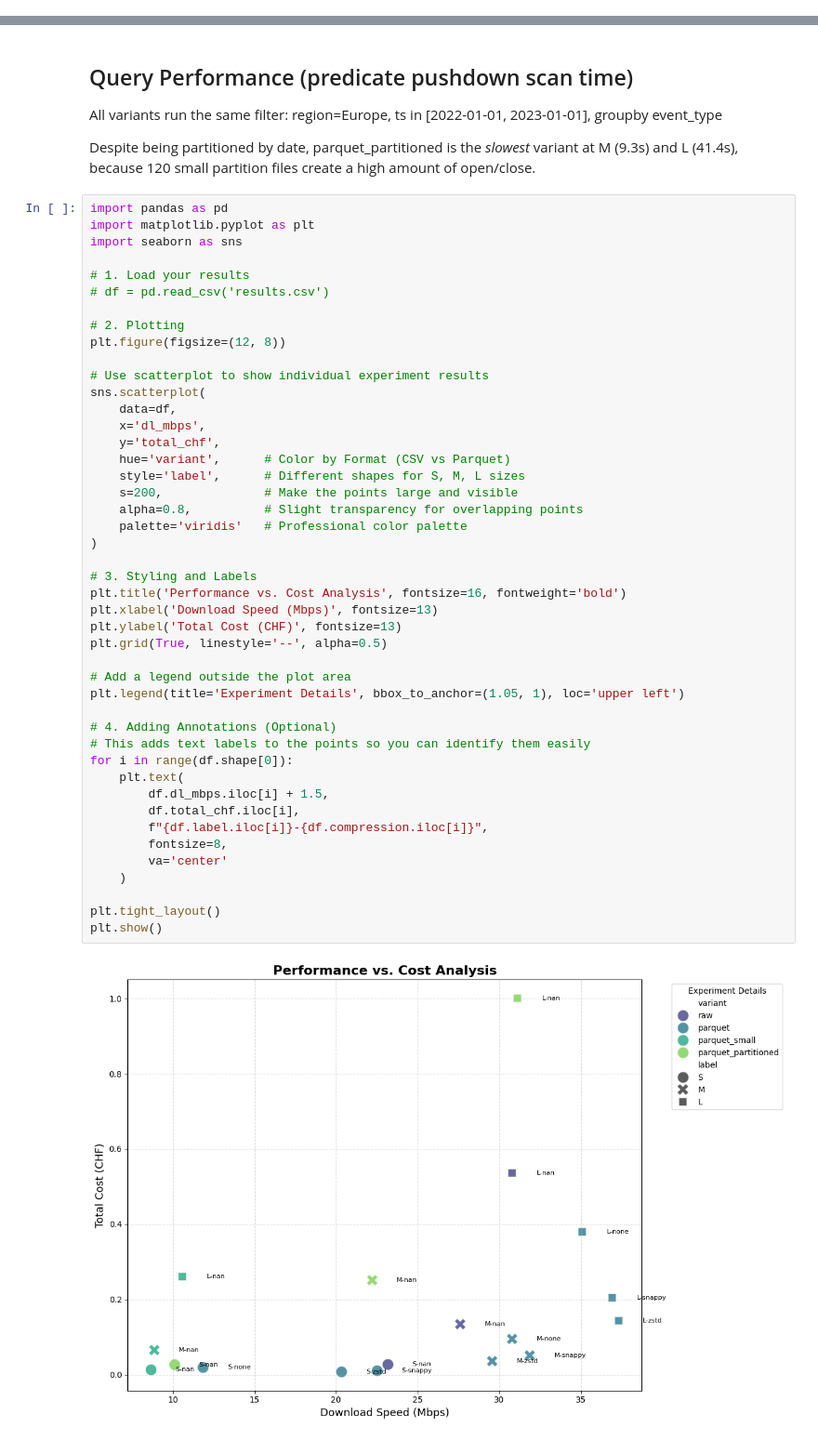
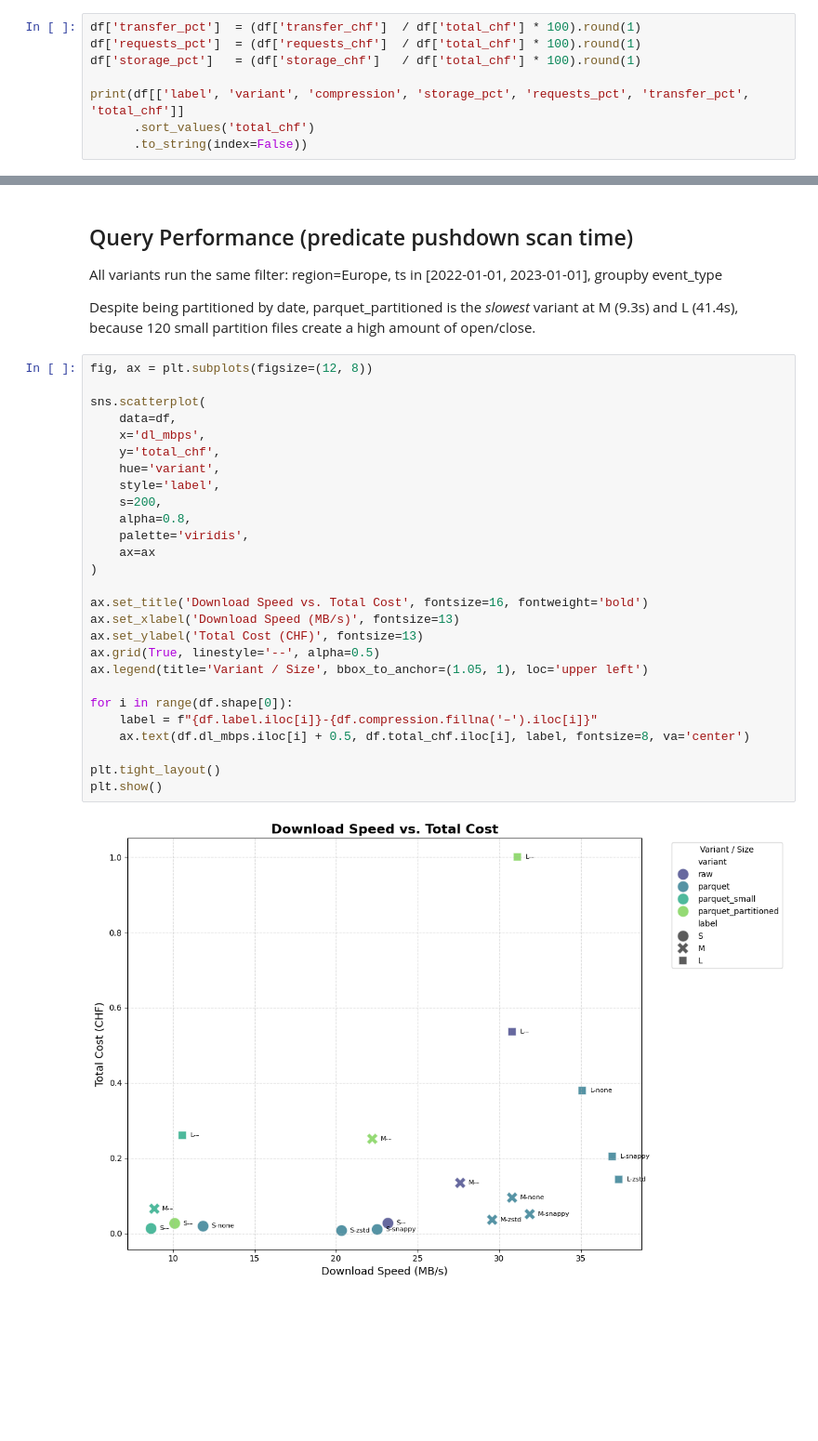
Before and after one commit to a2thesquare/CCBD_Project6, a Jupyter notebook: analysis.ipynb, the cells around one changed output, grey strips where cells are left out. Shown at 93% size. Saved outputs shown, nothing was run; the diff lists cells and outputs as text; blank space fills up the shorter version.

```diff
--- a/analysis.ipynb
+++ b/analysis.ipynb
@@ -107,0 +142,8 @@ plot_query_time(df,filter_partition,'variant','Query Time: Partitioned vs Flat',
+# %%
+df['transfer_pct']  = (df['transfer_chf']  / df['total_chf'] * 100).round(1)
+df['requests_pct']  = (df['requests_chf']  / df['total_chf'] * 100).round(1)
+df['storage_pct']   = (df['storage_chf']   / df['total_chf'] * 100).round(1)
+
+print(df[['label', 'variant', 'compression', 'storage_pct', 'requests_pct', 'transfer_pct', 'total_chf']]
+      .sort_values('total_chf')
+      .to_string(index=False))
@@ -111,49 +179,31 @@ All variants run the same filter: region=Europe, ts in [2022-01-01, 2023-01-01],
 
 Despite being partitioned by date, parquet_partitioned is the *slowest* variant at M (9.3s) and L (41.4s), because 120 small partition files create a high amount of open/close.
 # %%
-import pandas as pd
-import matplotlib.pyplot as plt
-import seaborn as sns
+fig, ax = plt.subplots(figsize=(12, 8))
 
-# 1. Load your results
-# df = pd.read_csv('results.csv')
-
-# 2. Plotting
-plt.figure(figsize=(12, 8))
-
-# Use scatterplot to show individual experiment results
 sns.scatterplot(
     data=df,
     x='dl_mbps',
     y='total_chf',
-    hue='variant',      # Color by Format (CSV vs Parquet)
-    style='label',      # Different shapes for S, M, L sizes
-    s=200,              # Make the points large and visible
-    alpha=0.8,          # Slight transparency for overlapping points
-    palette='viridis'   # Professional color palette
+    hue='variant',
+    style='label',
+    s=200,
+    alpha=0.8,
+    palette='viridis',
+    ax=ax
 )
 
-# 3. Styling and Labels
-plt.title('Performance vs. Cost Analysis', fontsize=16, fontweight='bold')
-plt.xlabel('Download Speed (Mbps)', fontsize=13)
-plt.ylabel('Total Cost (CHF)', fontsize=13)
-plt.grid(True, linestyle='--', alpha=0.5)
+ax.set_title('Download Speed vs. Total Cost', fontsize=16, fontweight='bold')
+ax.set_xlabel('Download Speed (MB/s)', fontsize=13)
+ax.set_ylabel('Total Cost (CHF)', fontsize=13)
+ax.grid(True, linestyle='--', alpha=0.5)
+ax.legend(title='Variant / Size', bbox_to_anchor=(1.05, 1), loc='upper left')
 
-# Add a legend outside the plot area
-plt.legend(title='Experiment Details', bbox_to_anchor=(1.05, 1), loc='upper left')
-
-# 4. Adding Annotations (Optional)
-# This adds text labels to the points so you can identify them easily
 for i in range(df.shape[0]):
-    plt.text(
-        df.dl_mbps.iloc[i] + 1.5,
-        df.total_chf.iloc[i],
-        f"{df.label.iloc[i]}-{df.compression.iloc[i]}",
-        fontsize=8,
-        va='center'
-    )
+    label = f"{df.label.iloc[i]}-{df.compression.fillna('–').iloc[i]}"
+    ax.text(df.dl_mbps.iloc[i] + 0.5, df.total_chf.iloc[i], label, fontsize=8, va='center')
 
 plt.tight_layout()
 plt.show()
 # %% [output]
-[figure, old version]
+[figure, new version]
```
Also changed, not shown: parts of 9 cells of this notebook, 2 other files.
